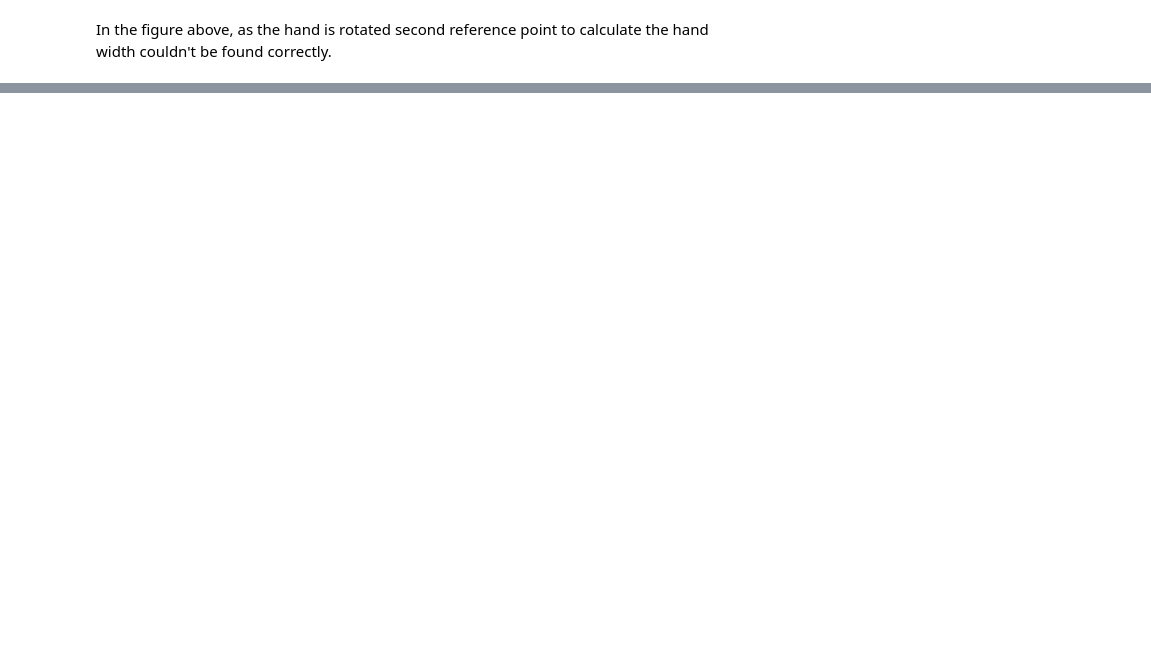
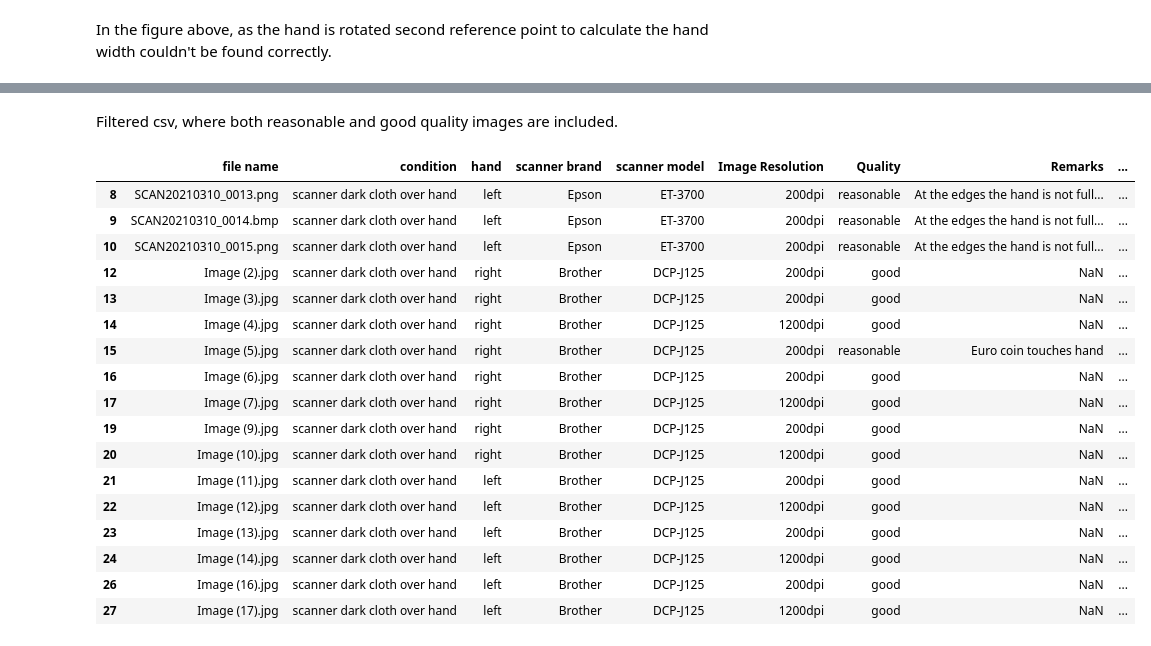
Before and after one commit to GunesSayin1/HandSize-Measurement, a Jupyter notebook: CVIP_Main_Assignment.ipynb, the cells around one changed output, grey strips where cells are left out. Cells and saved outputs as stored; diff of their text form; code cells hidden in the pictures; blank space fills up the shorter version.

```diff
--- a/CVIP_Main_Assignment.ipynb
+++ b/CVIP_Main_Assignment.ipynb
@@ -474,0 +491,29 @@ Also another requirement of this application is that the fingers has to be facin
+# %%
+import pandas as pd
+pd.options.mode.chained_assignment = None
+import os
+
+def quality(csv,reasonable=True):
+    '''Filters only images with reasonable or good quality from given csv file
+
+    Parameters:
+        csv(string): Name of csv file as string. If file is not in project directory relative path should be specified.
+        reasonable(boolean): Argument to include reasonable quality images or not. Includes by default
+    Returns:
+        ldfnew(dataframe): Dataframe only containing images with reasonable or good quality.
+
+    '''
+
+    df=pd.read_csv(csv) #read csv
+    pathed_image=[]
+    if reasonable == True:
+        dfnew = df[df['Quality'] != 'bad'] #filter only images with quality not equal to bad (Reasonable,good)
+    if reasonable == False:
+        dfnew = df[df['Quality'] == 'good'] #filter only images with good quality
+
+    for index in range(len(dfnew["file name"])):
+        pathed_image.append(os.path.join("handscans", list(dfnew["file name"])[index])) #Adding path to the image name
+
+    dfnew["path"] = pathed_image #Creating new column with relative path of the image
+
+    return dfnew
@@ -474,0 +562,24 @@ Also another requirement of this application is that the fingers has to be facin
+# %% [markdown]
+Filtered csv, where both reasonable and good quality images are included.
+# %%
+reasonable_good=quality("handscans/handscans.csv")
+reasonable_good
+# %% [output]
+|  | file name | condition | hand | scanner brand | scanner model | Image Resolution | Quality | Remarks | ... |
+| 8 | SCAN20210310_0013.png | scanner dark cloth over hand | left | Epson | ET-3700 | 200dpi | reasonable | At the edges the hand is not full... | ... |
+| 9 | SCAN20210310_0014.bmp | scanner dark cloth over hand | left | Epson | ET-3700 | 200dpi | reasonable | At the edges the hand is not full... | ... |
+| 10 | SCAN20210310_0015.png | scanner dark cloth over hand | left | Epson | ET-3700 | 200dpi | reasonable | At the edges the hand is not full... | ... |
+| 12 | Image (2).jpg | scanner dark cloth over hand | right | Brother | DCP-J125 | 200dpi | good | NaN | ... |
+| 13 | Image (3).jpg | scanner dark cloth over hand | right | Brother | DCP-J125 | 200dpi | good | NaN | ... |
+| 14 | Image (4).jpg | scanner dark cloth over hand | right | Brother | DCP-J125 | 1200dpi | good | NaN | ... |
+| 15 | Image (5).jpg | scanner dark cloth over hand | right | Brother | DCP-J125 | 200dpi | reasonable | Euro coin touches hand | ... |
+| 16 | Image (6).jpg | scanner dark cloth over hand | right | Brother | DCP-J125 | 200dpi | good | NaN | ... |
+| 17 | Image (7).jpg | scanner dark cloth over hand | right | Brother | DCP-J125 | 1200dpi | good | NaN | ... |
+| 19 | Image (9).jpg | scanner dark cloth over hand | right | Brother | DCP-J125 | 200dpi | good | NaN | ... |
+| 20 | Image (10).jpg | scanner dark cloth over hand | right | Brother | DCP-J125 | 1200dpi | good | NaN | ... |
+| 21 | Image (11).jpg | scanner dark cloth over hand | left | Brother | DCP-J125 | 200dpi | good | NaN | ... |
+| 22 | Image (12).jpg | scanner dark cloth over hand | left | Brother | DCP-J125 | 1200dpi | good | NaN | ... |
+| 23 | Image (13).jpg | scanner dark cloth over hand | left | Brother | DCP-J125 | 200dpi | good | NaN | ... |
+| 24 | Image (14).jpg | scanner dark cloth over hand | left | Brother | DCP-J125 | 1200dpi | good | NaN | ... |
+| 26 | Image (16).jpg | scanner dark cloth over hand | left | Brother | DCP-J125 | 200dpi | good | NaN | ... |
+| 27 | Image (17).jpg | scanner dark cloth over hand | left | Brother | DCP-J125 | 1200dpi | good | NaN | ... |
```
Also changed, not shown: parts of 21 cells of this notebook, 26 other files.
